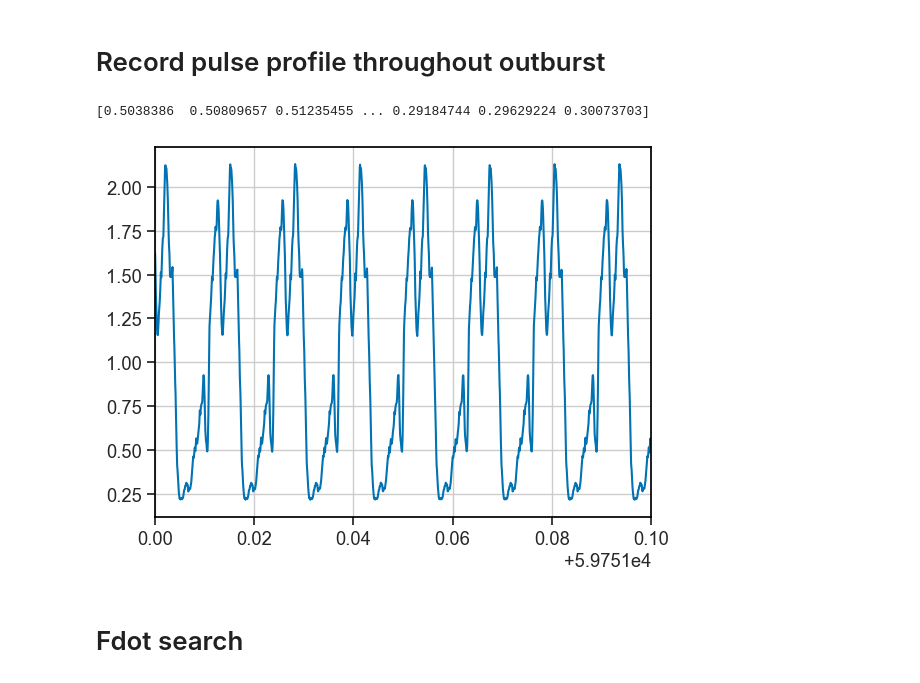
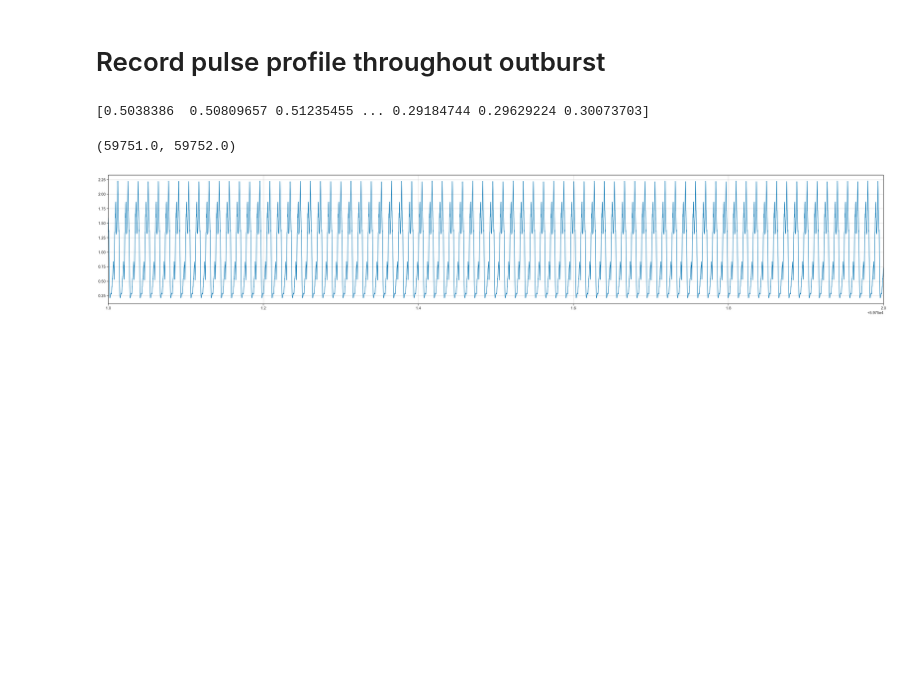
Before and after one commit to snpike/scripts, a Jupyter notebook: MAXI_J0655m013/NuSTAR_analysis.ipynb, the cells around one changed output. Cells and saved outputs as stored; diff of their text form; code cells hidden in the pictures; blank space fills up the shorter version.

```diff
--- a/MAXI_J0655m013/NuSTAR_analysis.ipynb
+++ b/MAXI_J0655m013/NuSTAR_analysis.ipynb
@@ -15,6 +15,7 @@ from scipy.interpolate import interp1d
 from scipy.optimize import curve_fit
 from scipy.integrate import quad
 from IPython.display import display, Math
+from scipy.interpolate import CubicSpline
 from tqdm import tqdm
 
 import pickle
@@ -38,7 +39,7 @@ from stingray.deadtime import fad
 
 
 sns.set_context('paper')
-sns.set(font_scale=1.2)
+sns.set(font_scale=1.6)
 sns.set_style("whitegrid")
 sns.set_style({'axes.edgecolor': 'black', 'xtick.bottom': True, 'ytick.left': True,})
 sns.set_palette("colorblind")
@@ -47,7 +48,7 @@ sys.path.insert(1, '/Users/sean/scripts/helpers')
 
 from stingray_plus import *
 
-root_dir = '/Volumes/Samsung_1TB/AstroData/MAXI_J0655m013/'
+root_dir = '/Users/sean/astro/MAXI_J0655m013/'
 
 def gaussian(x,A,mu,sigma):
     return A*np.exp(-(x-mu)**2/(2*sigma**2))
@@ -176,3 +182,11 @@ chu2
 # %%
 events = extract_events(pipeline_dir + 'nu' + OBSID + 'A06_cl_bc_srcreg_3-78keV.evt', pipeline_dir + 'nu' + OBSID + 'B06_cl_bc_srcreg_3-78keV.evt')
 all_times = np.sort(np.concatenate([events[0].time, events[1].time]))
+half_times_1 = all_times[:int(len(all_times)/2)]
+half_times_2 = all_times[-int(len(all_times)/2):]
+# half_times_3 = all_times[-int(len(all_times)/3):]
+print(np.min(all_times))
+print(np.min(half_times_1))
+print(np.min(half_times_2))
+# print(np.min(half_times_3))
+print(np.mean(half_times_1)-np.mean(half_times_2))
@@ -372,0 +630,7 @@ print(str(popt[1]) + ' +\- ' + str(np.sqrt(np.diag(pcov))[1]))
+# %%
+nu_dot = (nu_2 - nu_1)/(np.mean(half_times_2) - np.mean(half_times_1))
+nu_dot_err = np.sqrt(np.square(nu_1_err) + np.square(nu_2_err))/(np.mean(half_times_2) - np.mean(half_times_1))
+print(str(nu_dot), ' +/- ', str(nu_dot_err))
+p_dot = (p_2 - p_1)/(np.mean(half_times_2) - np.mean(half_times_1))
+p_dot_err = np.sqrt(np.square(p_1_err) + np.square(p_2_err))/(np.mean(half_times_2) - np.mean(half_times_1))
+print(str(p_dot), ' +/- ', str(p_dot_err))
@@ -496,28 +773,25 @@ fdot_mjd_err = (mjd_gbm_nustar[1:] - mjd_gbm_nustar[:-1])/2
 fdot_mHzperday = 1000.*(f_gbm_nustar[1:] - f_gbm_nustar[:-1])/(mjd_gbm_nustar[1:] - mjd_gbm_nustar[:-1])
 fdot_mHzperday_err = 1000.*np.sqrt(np.square(ferr_gbm_nustar[1:]) + np.square(ferr_gbm_nustar[:-1]))/(mjd_gbm_nustar[1:] - mjd_gbm_nustar[:-1])
 # %%
-f_interp = interp1d(mjd_gbm_nustar, f_gbm_nustar, kind='quadratic')
+energy_mask_A = (events[0].pi >= eV_to_PI(1000*3.)) * (events[0].pi <= eV_to_PI(1000*78.))
+energy_mask_B = (events[1].pi >= eV_to_PI(1000*3.)) * (events[1].pi <= eV_to_PI(1000*78.))
 
-energy_mask_A = (events[0].pi >= eV_to_PI(1000*3.)) * (events[0].pi <= eV_to_PI(1000*20.))
-energy_mask_B = (events[1].pi >= eV_to_PI(1000*3.)) * (events[1].pi <= eV_to_PI(1000*20.))
-temp_times = np.sort(np.concatenate([events[0].time[energy_mask_A], events[1].time[energy_mask_B]]))
-
-phase_bins, profile, profile_err = fold_events(temp_times, [popt[1]], nbin=128)
+phase_bins, profile, profile_err = fold_events(all_times, nu_1, nu_dot, nbin=128, ref_time = np.min(all_times))
 profile_interp = interp1d(np.concatenate([[phase_bins[-1]-1], phase_bins, [phase_bins[0]+1]]), np.concatenate([[profile[-1]], profile, [profile[0]]])/np.mean(profile), kind='linear')
 
 MJD = np.linspace(np.min(mjd_gbm_nustar), np.max(mjd_gbm_nustar), 1000000)
 dphase = f_interp(MJD)*(MJD[1]-MJD[0])*3600*24
 phases = np.cumsum(dphase)
 phases = phases - interp1d(MJD, phases, kind='linear')(5.975194215490741E+04)
 phases = phases - np.floor(phases)
 # print(MJD)
 print(phases)
 extended_profile = profile_interp(phases)
+plt.figure(figsize=(48,8))
 plt.plot(MJD, extended_profile)
-plt.xlim(59751, 59751.1)
-ascii.write(np.array([MJD, extended_profile]).T, root_dir + 'pulse_history.txt', delimiter= ',', names=['MJD', 'PROFILE'], overwrite=True)
+plt.xlim(59751, 59752)
+# ascii.write(np.array([MJD, extended_profile]).T, root_dir + 'pulse_history.txt', delimiter= ',', names=['MJD', 'PROFILE'], overwrite=True)
 # %% [output]
 [0.5038386  0.50809657 0.51235455 ... 0.29184744 0.29629224 0.30073703]
+(59751.0, 59752.0)
-[figure, old version]
+[figure, new version]
-# %% [markdown]
-# Fdot search
```
Also changed, not shown: parts of 20 cells of this notebook, 15 other files.
